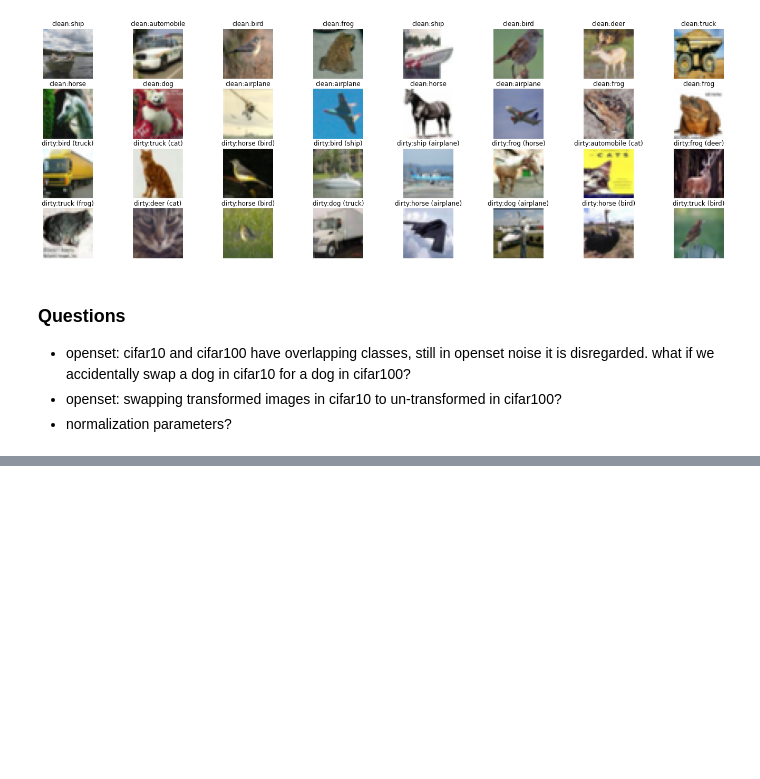
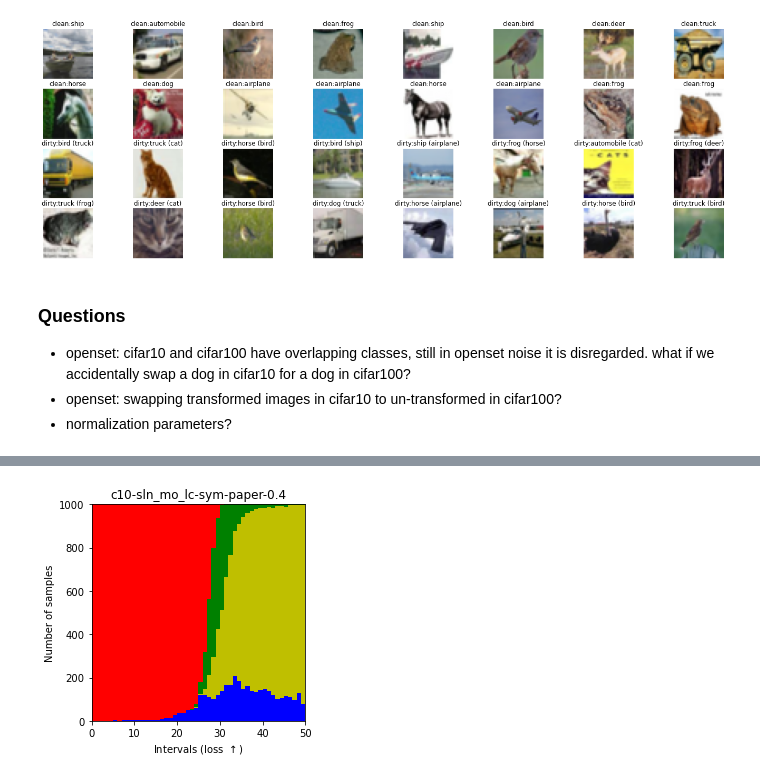
Before and after one commit to mark-antal-csizmadia/re-sln, a Jupyter notebook: main.ipynb, the cells around one changed output, grey strips where cells are left out. Drawn from its saved outputs; the diff is of its cells as text; code cells hidden in the pictures; blank space fills up the shorter version.

```diff
--- a/main.ipynb
+++ b/main.ipynb
@@ -379,14 +410,16 @@ plot_prediction_probabilities(softmaxes=softmaxes, indices_noisy=indices_noisy,
 # %%
-exp_id = "exp_2021-11-24 10:00:41.592838"
+exp_id = "exp_2021-11-25 13:35:29.501403"
 viz_save_path = Path(f"assets/{exp_id}")
-title = "c10-ce-sym-paper-0.4"
+title = "c10-sln_mo_lc-sym-paper-0.4"
 
 plot_sample_dissection(
     train_eval_dataloader=train_eval_dataloader,
     train_original_dataloader=train_original_dataloader,
     predictions=predictions,
     losses=losses,
     indices_noisy=indices_noisy,
     title=title,
     viz_save_path=viz_save_path
 )
+# %% [output]
+[figure, added]
```
Also changed, not shown: parts of 7 cells of this notebook, 2 other files.
